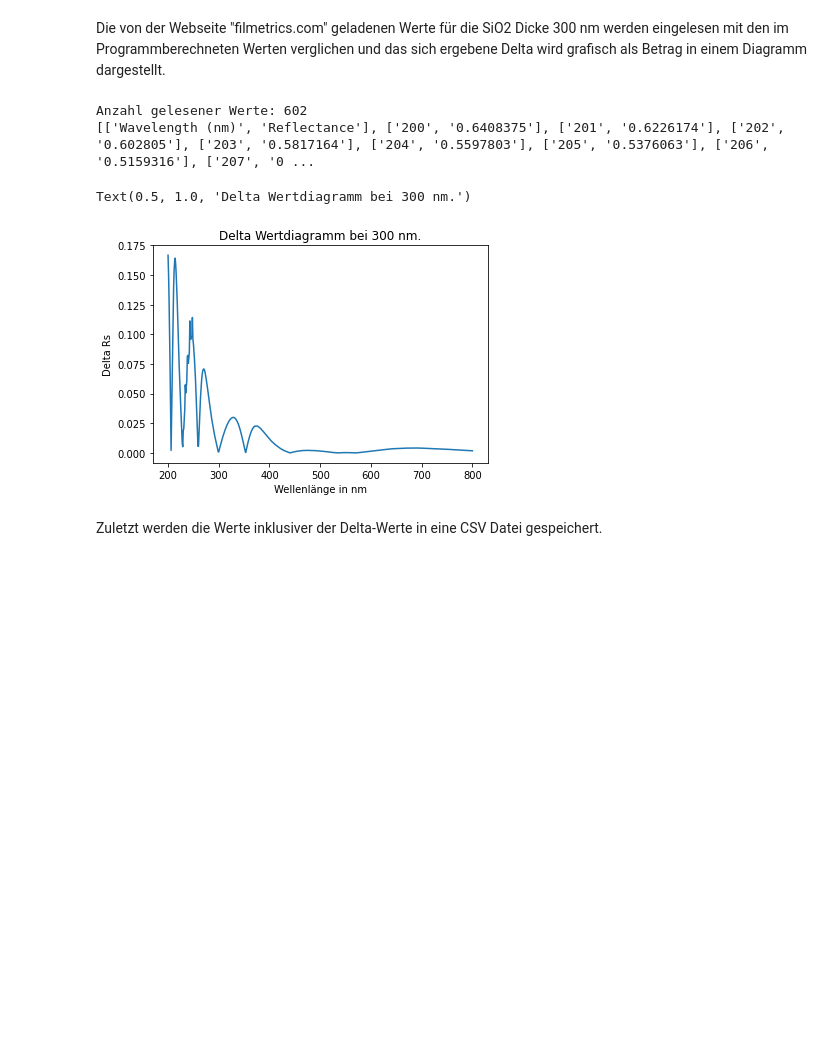
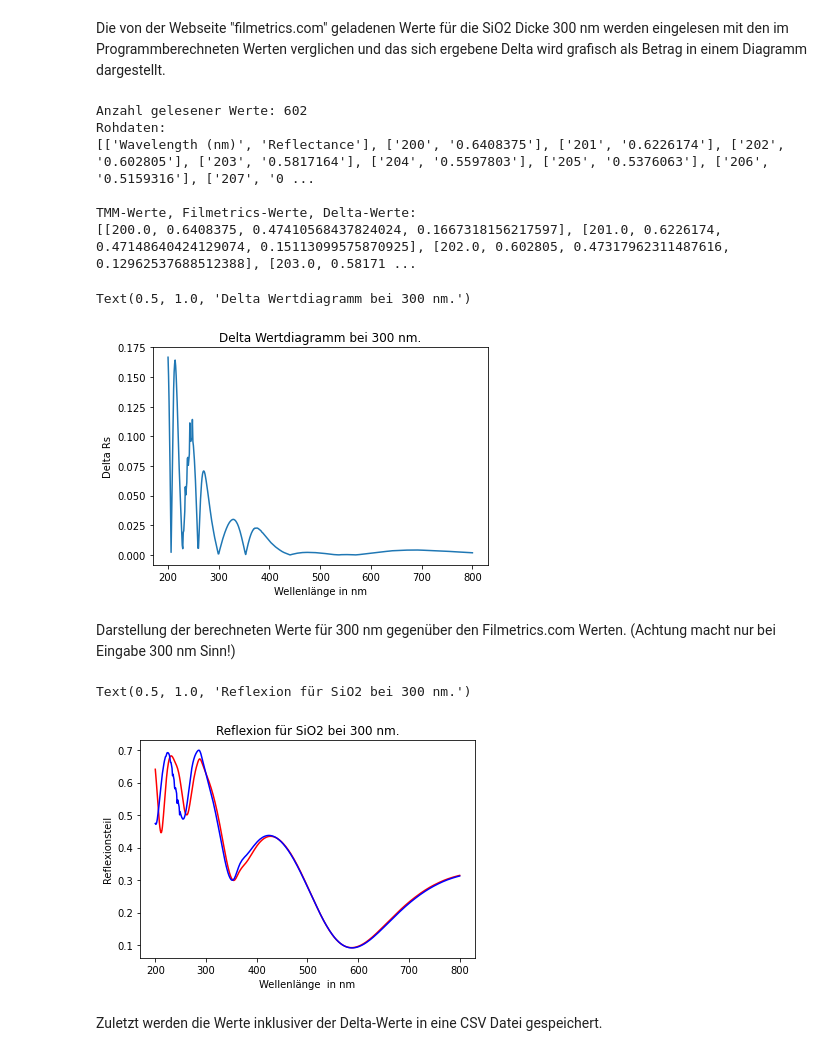
Before and after one commit to josephinereiche/Physik_Reflexionsanalyse, a Jupyter notebook: Physikpraktikum.ipynb, the cells around one changed output. Drawn from its saved outputs; the diff is of its cells as text; code cells hidden in the pictures; blank space fills up the shorter version.

```diff
--- a/Physikpraktikum.ipynb
+++ b/Physikpraktikum.ipynb
@@ -192,7 +191,9 @@ with open('/content/Reflectance_precalc.txt', newline='') as f:
 # Ausgabe der Anzahl der Tupel
 print('Anzahl gelesener Werte: '+str(len(data)))
 # Ausgabe Rohdaten
+print("Rohdaten: ")
 print(data)
+print()
 
 # Definiere Listen für Datenzusammenfassung
 all_calc_data= []
@@ -214,12 +215,14 @@ for i in range(1,len(data)):
     deltaRi= abs(float(data[i][1])-float(R_list[i-1]))
     # Anhängen delta in Liste
     tmp.append(deltaRi)
-    # Anhängen in doppelte Struktur, besser wegen Diagram
+    # Anhängen in doppelte Struktur, besser wegen Diagramm
     deltas.append(deltaRi)
     # temporäre 4-Tupel in die Datensammlung einfügen
     all_calc_data.append(tmp)
-
-# Neues Diagra, mit Deltas pro Wellenlänge
+print("TMM-Werte, Filmetrics-Werte, Delta-Werte:")
+print(all_calc_data)
+print()
+# Neues Diagramm, mit Deltas pro Wellenlänge
 plt.figure()
 plt.plot(lambda_list, deltas)
 plt.xlabel('Wellenlänge in nm')
@@ -227,9 +230,34 @@ plt.ylabel('Delta Rs')
 plt.title('Delta Wertdiagramm bei 300 nm.')
 # %% [output]
 Anzahl gelesener Werte: 602
+Rohdaten:
 [['Wavelength (nm)', 'Reflectance'], ['200', '0.6408375'], ['201', '0.6226174'], ['202', '0.602805'], ['203', '0.5817164'], ['204', '0.5597803'], ['205', '0.5376063'], ['206', '0.5159316'], ['207', '0 ...
+
+TMM-Werte, Filmetrics-Werte, Delta-Werte:
+[[200.0, 0.6408375, 0.47410568437824024, 0.1667318156217597], [201.0, 0.6226174, 0.47148640424129074, 0.15113099575870925], [202.0, 0.602805, 0.47317962311487616, 0.12962537688512388], [203.0, 0.58171 ...
 Text(0.5, 1.0, 'Delta Wertdiagramm bei 300 nm.')
 [figure]
+# %% [markdown]
+Darstellung der berechneten Werte für 300 nm gegenüber den Filmetrics.com Werten. (Achtung macht nur bei Eingabe 300 nm Sinn!)
+# %%
+# pyplot Diagramm erstellen aus den berechneten Daten und vorberechneten Daten
+# Zugriff auf die ergebnis spalten (columns)
+# [0] Wellenlänge
+# [1] Filmetrics Daten
+# [2] eigene berechnete Daten
+werte= list(zip(*all_calc_data))
+
+plt.figure()
+plt.plot(werte[0], werte[1], color="red")
+plt.plot(werte[0], werte[2], color="blue")
+# Beschriftung der Achsen
+plt.xlabel('Wellenlänge  in nm')
+plt.ylabel('Reflexionsteil')
+# Diagramtitel
+plt.title('Reflexion für SiO2 bei ' + str(SiO2_thickness) + ' nm.')
+# %% [output]
+Text(0.5, 1.0, 'Reflexion für SiO2 bei 300 nm.')
+[figure, added]
 # %% [markdown]
 Zuletzt werden die Werte inklusiver der Delta-Werte in eine CSV Datei gespeichert.
 # %%
```
Also changed, not shown: parts of 2 cells of this notebook.
